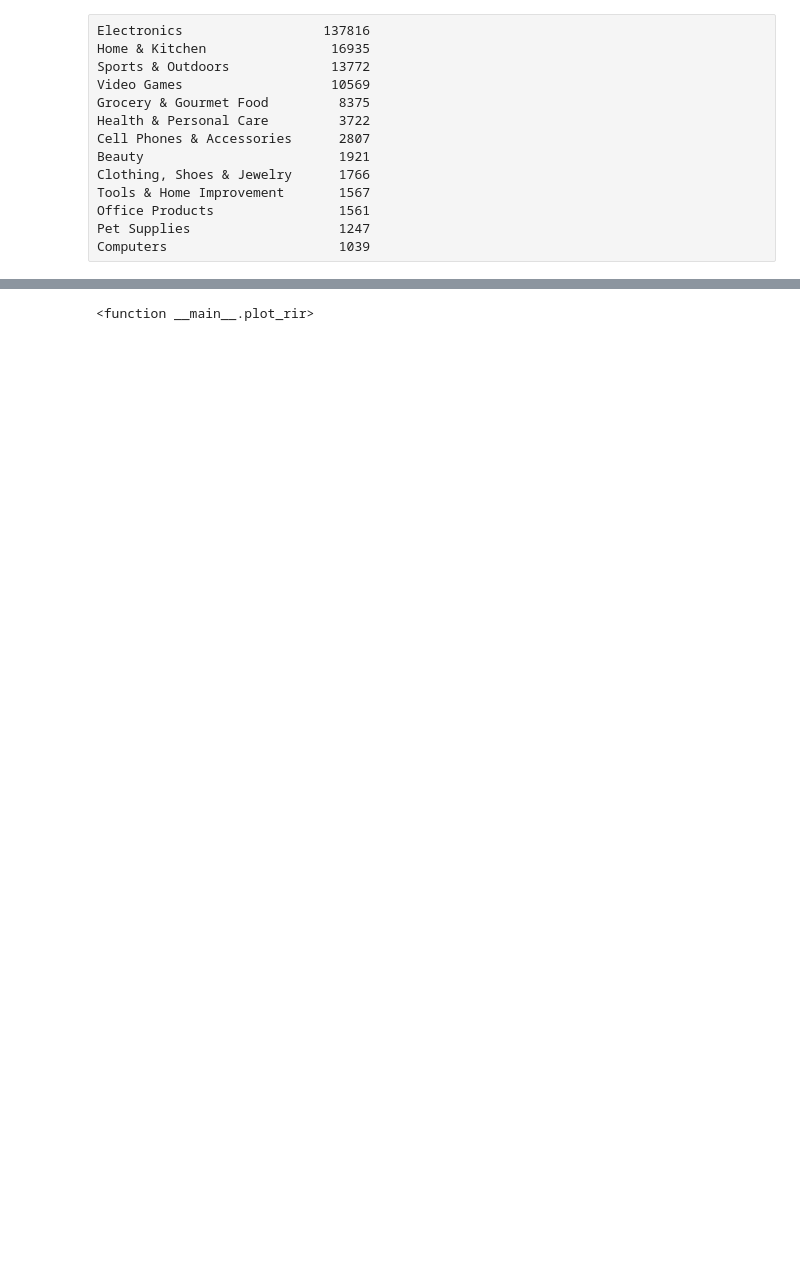
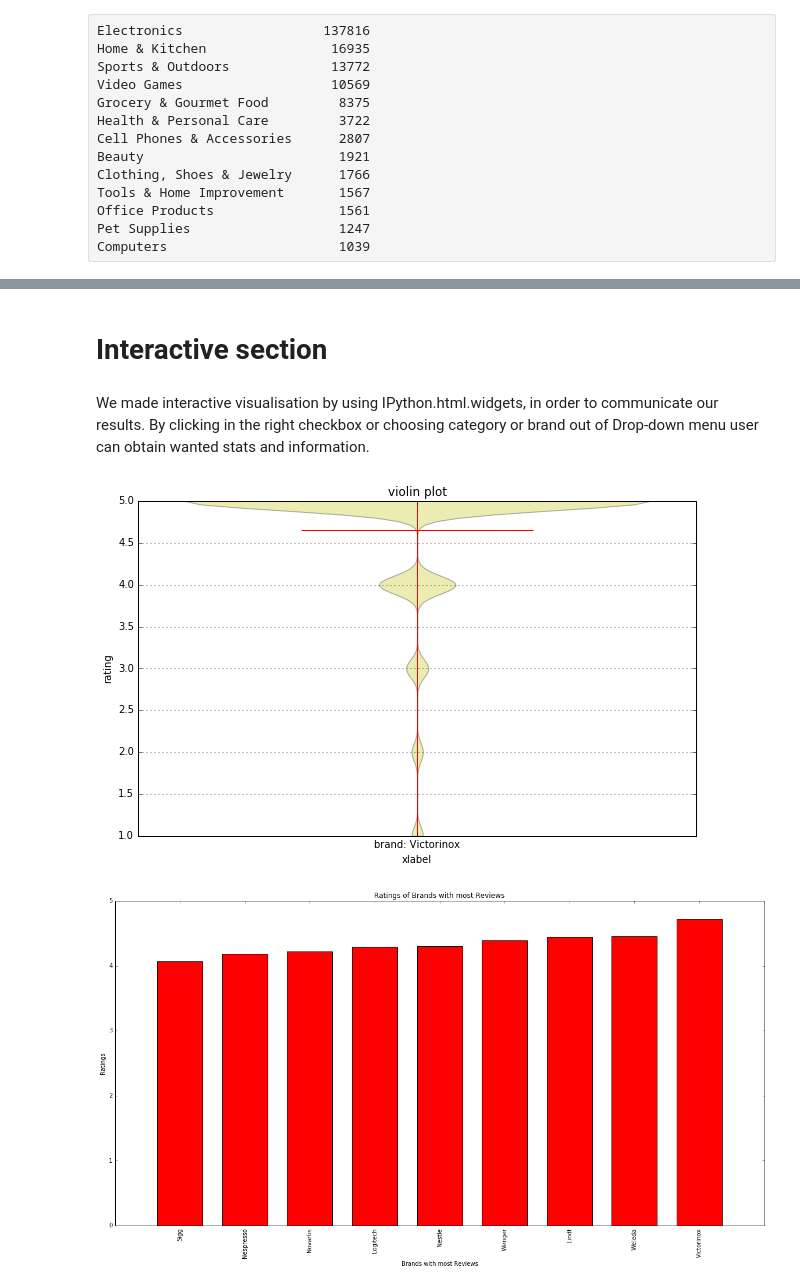
Before and after one commit to artem-s-shevchenko/ADA-project, a Jupyter notebook: project.ipynb, the cells around one changed output, grey strips where cells are left out. Cells and saved outputs as stored; diff of their text form; code cells hidden in the pictures; blank space fills up the shorter version.

```diff
--- a/project.ipynb
+++ b/project.ipynb
@@ -206,0 +260,20 @@ Name: categories, dtype: int64
+# %%
+#Mean rating of each brand
+#make weighted statistic of data - take overall rate according to helpfulness (how helpful is rating and comment)
+def calculate_review(data_frame):
+    s=[]
+    overall=[]
+    overall_count=0
+    for index, row in data_frame.iterrows():
+        if row["helpful"][1]!=0: #and row["helpful"][1]>=3:
+            if row["helpful"][0]!=0:
+                overall.append(row["overall"]*(row["helpful"][0]/row["helpful"][1]))
+                overall_count+=row["helpful"][0]/row["helpful"][1]
+            else:
+                overall.append(row["overall"]*(2/(2+row["helpful"][1])))
+                overall_count+=(2/(2+row["helpful"][1]))
+        else:
+            overall.append(row["overall"])
+            overall_count+=1
+    if overall_count!=0: return sum(overall)/overall_count, data_frame.shape[0]
+    else: return 0, data_frame.shape[0]
@@ -259,0 +388,6 @@ for category_name in significant_categories:
+# %%
+brand_group = data.groupby("brand")
+brand_sorted=sorted(brand_group, key=lambda x: len(x[1]), reverse=True)
+bran_means={}
+significant_brands = [brand_sorted[i][0] for i in range(9)]
+for x in significant_brands: bran_means[x]=calculate_review(pd.DataFrame(brand_group.get_group(x)))[0]
@@ -390,3 +456,7 @@ print("\033[4;32;48m Bright Green  \n")
+# %% [markdown]
+# Interactive section
+# %% [markdown]
+We made interactive visualisation by using IPython.html.widgets, in order to communicate our results. By clicking in the right checkbox or choosing category or brand out of Drop-down menu user can obtain wanted stats and information.
 # %%
 from IPython.html.widgets import interact, fixed
 import numpy as np
@@ -457,6 +527,7 @@ def plot_rir(DEAL_WITH_CATEGORIES = False,
             plt.title("Ratings of Brands within Category")
             plt.xlabel('Brands within Category')
             plt.ylabel("Ratings")
+
         if change_of_ratings_over_time==True and compare_with_other_countries==False:
             hor_axis = []
             for index in eg[category].groupby(['reviewYear']).mean()['unixReviewTime'].index:
@@ -534,7 +605,7 @@ def plot_rir(DEAL_WITH_CATEGORIES = False,
             brands_names,brands_means = zip(*pairs)
             X=range(0,len(brands_names),1)
             brands_means=brands_means[0::1]
-            plt.figure(figsize = (8, 4))
+            plt.figure(figsize = (20, 10))
             plt.bar(X, brands_means, color='r', align='center', width=0.7)
             plt.xticks(X, brands_names[0::1], rotation='vertical')
             plt.title("Ratings of Brands with most Reviews")
@@ -560,31 +631,32 @@ def plot_rir(DEAL_WITH_CATEGORIES = False,
             print(''.join([i for i in title if not i.isdigit()]))
 
         if avg_price_over_time==True:
             hor_axis = []
             for index in eg_brand[brand].groupby(['reviewYear']).mean()['unixReviewTime'].index:
                 Y = eg_brand[brand].groupby(['reviewYear']).mean()['unixReviewTime'].map(lambda t: datetime.fromtimestamp(t))[index].year
                 dt = datetime(year=Y, month=1, day=1)
                 new_year_day = time.mktime(dt.timetuple())
                 hor_axis.append(datetime.fromtimestamp(new_year_day))
             plt.rcParams["figure.figsize"] = [8,3]
             years = mdates.YearLocator()   # every year
             months = mdates.MonthLocator()  # every month
             yearsFmt = mdates.DateFormatter('%Y')
             fig, ax = plt.subplots()
             ax.plot( eg_brand[brand].groupby(['reviewYear','reviewMonth']).mean()['unixReviewTime'].map
                      (lambda t: datetime.fromtimestamp(t)),
                      eg_brand[brand].groupby(['reviewYear','reviewMonth']).mean()['price'],'y',label='Average Monthly Rating')
             ax.plot(hor_axis, eg_brand[brand].groupby(['reviewYear']).mean()['price'],'ro-',label='Average Annual Rating')
             # format the ticks
             ax.xaxis.set_major_locator(years)
             ax.xaxis.set_major_formatter(yearsFmt)
             ax.xaxis.set_minor_locator(months)
             ax.grid(True)
             plt.title((brand))
             plt.legend(loc='upper right')
             plt.show()
 
         #input("Press enter to exit ;)")
 interact(plot_rir, category=significant_categories, brand=significant_brands) #plot_rir, s=fixed(rir), length=(500, 25000, 1000), number=(1,8),
 # %% [output]
-<function __main__.plot_rir>
+[figure, added]
+[figure, added]
```
Also changed, not shown: parts of 57 cells of this notebook.
